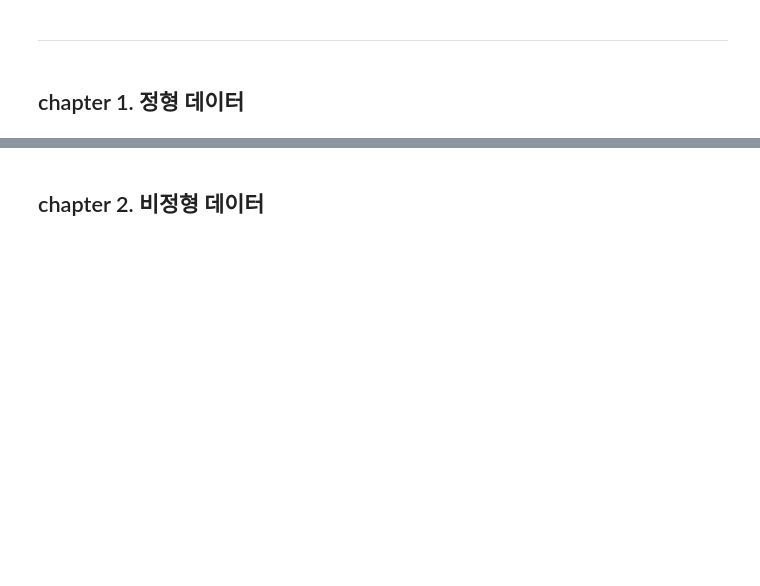
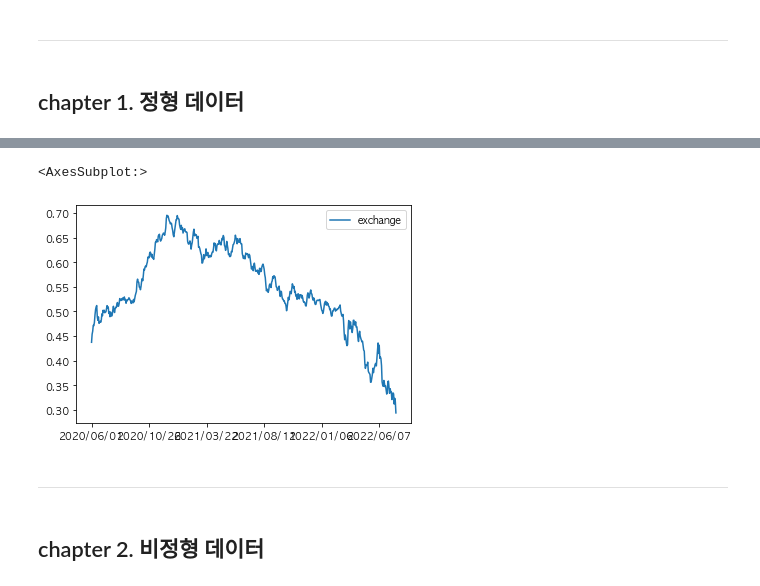
Before and after one commit to NewYorkKim/KRX_2022, a Jupyter notebook: master/제1회 KRX 금융 빅데이터 활용 아이디어 경진대회.ipynb, the cells around one changed output, grey strips where cells are left out. Drawn from its saved outputs; the diff is of its cells as text; code cells hidden in the pictures; blank space fills up the shorter version.

```diff
--- a/master/제1회 KRX 금융 빅데이터 활용 아이디어 경진대회.ipynb
+++ b/master/제1회 KRX 금융 빅데이터 활용 아이디어 경진대회.ipynb
@@ -48,0 +109,4 @@
+# %%
+df_ex['exchange'] = (df_ex['exchange'] - 900) / (1500 - 900)
+df_ex['exchange'] = 1 - df_ex['exchange']
+df_ex
@@ -49,3 +127,10 @@
+# %%
+df_ex.plot()
+# %% [output]
+<AxesSubplot:>
+[figure, added]
+# %% [markdown]
+---
 # %% [markdown]
 ## chapter 2. 비정형 데이터
 # %% [markdown]
```
Also changed, not shown: parts of 13 cells of this notebook, 4 other files.
